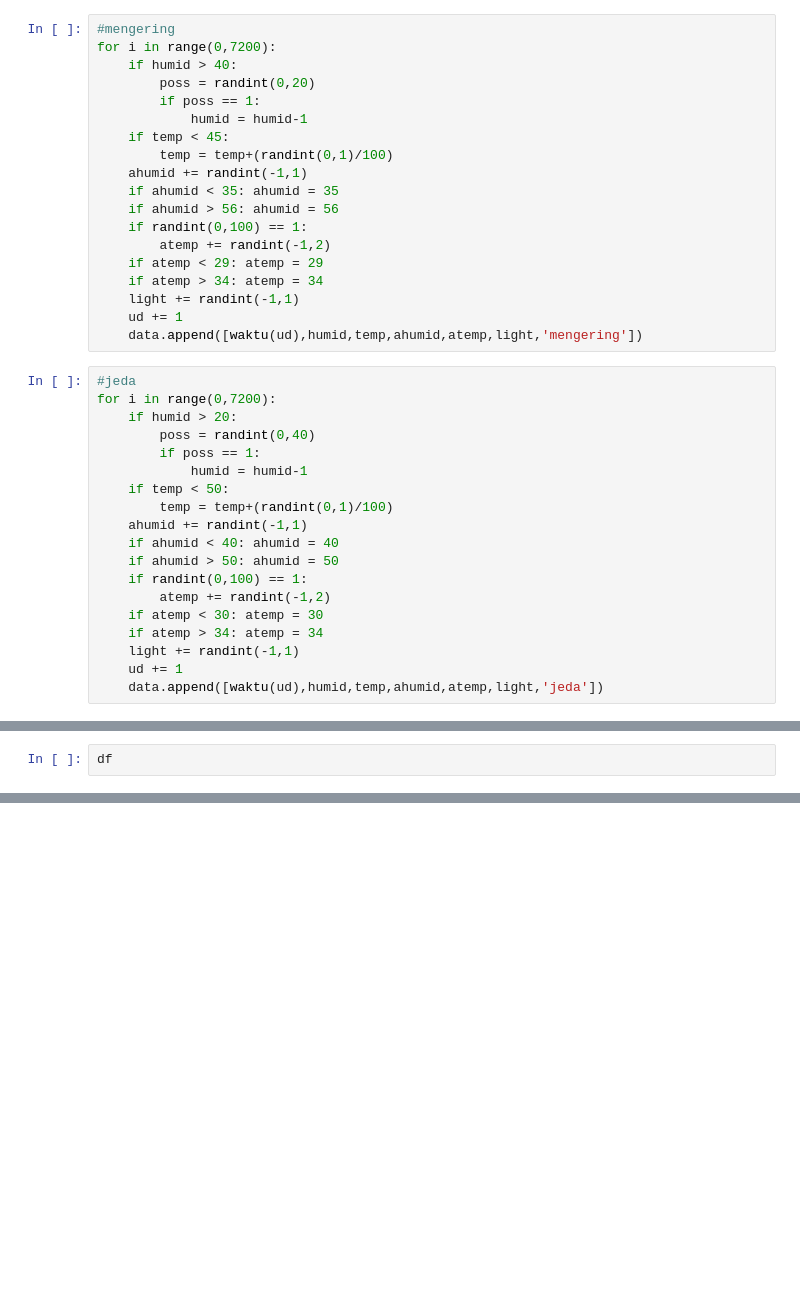
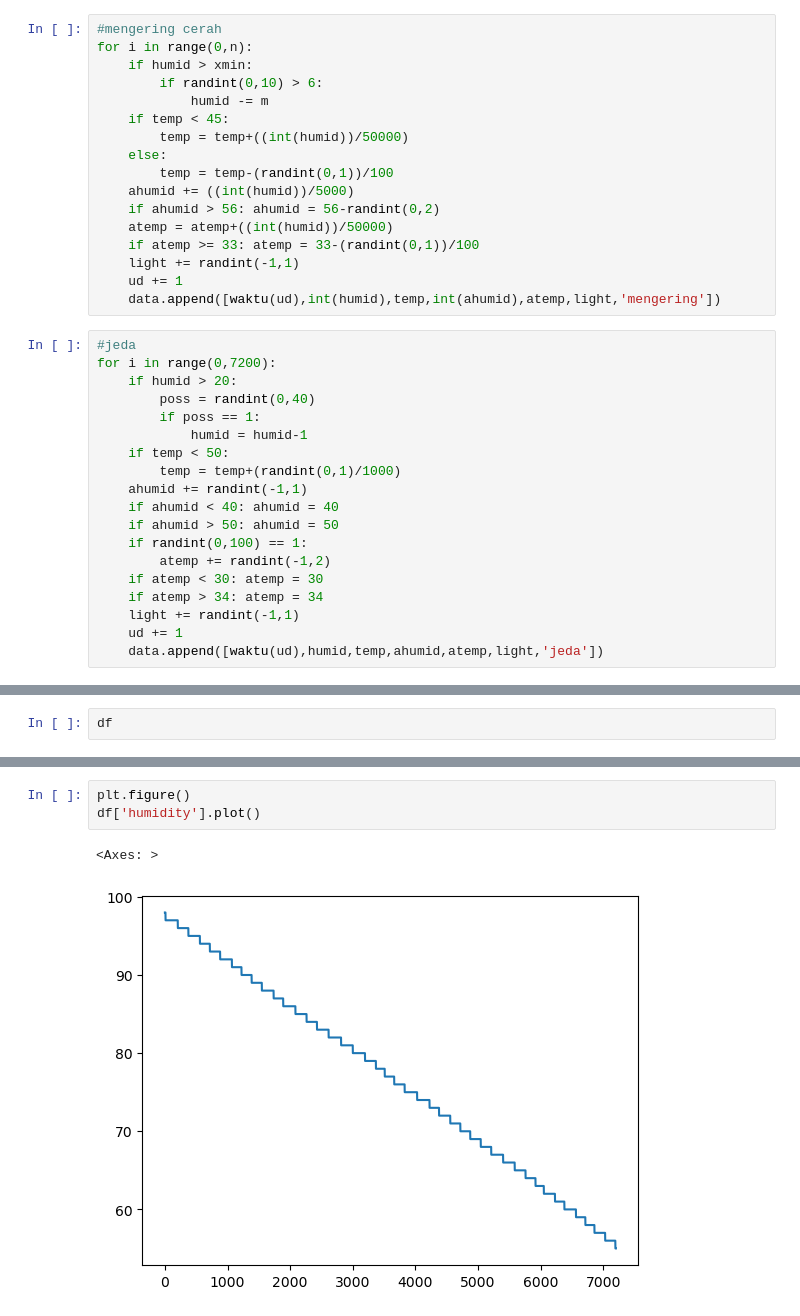
Before and after one commit to wirarama/dataevo, a Jupyter notebook: data-irigasi-tetes.ipynb, the cells around one changed output, grey strips where cells are left out. Drawn from its saved outputs; the diff is of its cells as text; blank space fills up the shorter version.

```diff
--- a/data-irigasi-tetes.ipynb
+++ b/data-irigasi-tetes.ipynb
@@ -36,22 +93,20 @@ for i in range(0,1800):
 # %%
-#mengering
-for i in range(0,7200):
-    if humid > 40:
-        poss = randint(0,20)
-        if poss == 1:
-            humid = humid-1
+#mengering cerah
+for i in range(0,n):
+    if humid > xmin:
+        if randint(0,10) > 6:
+            humid -= m
     if temp < 45:
-        temp = temp+(randint(0,1)/100)
-    ahumid += randint(-1,1)
-    if ahumid < 35: ahumid = 35
-    if ahumid > 56: ahumid = 56
-    if randint(0,100) == 1:
-        atemp += randint(-1,2)
-    if atemp < 29: atemp = 29
-    if atemp > 34: atemp = 34
+        temp = temp+((int(humid))/50000)
+    else:
+        temp = temp-(randint(0,1))/100
+    ahumid += ((int(humid))/5000)
+    if ahumid > 56: ahumid = 56-randint(0,2)
+    atemp = atemp+((int(humid))/50000)
+    if atemp >= 33: atemp = 33-(randint(0,1))/100
     light += randint(-1,1)
     ud += 1
-    data.append([waktu(ud),humid,temp,ahumid,atemp,light,'mengering'])
+    data.append([waktu(ud),int(humid),temp,int(ahumid),atemp,light,'mengering'])
 # %%
 #jeda
 for i in range(0,7200):
@@ -60,7 +115,7 @@ for i in range(0,7200):
         if poss == 1:
             humid = humid-1
     if temp < 50:
-        temp = temp+(randint(0,1)/100)
+        temp = temp+(randint(0,1)/1000)
     ahumid += randint(-1,1)
     if ahumid < 40: ahumid = 40
     if ahumid > 50: ahumid = 50
@@ -99,0 +146,6 @@ df.to_csv('out.csv')
+# %%
+plt.figure()
+df['humidity'].plot()
+# %% [output]
+<Axes: >
+[figure, added]
```
Also changed, not shown: parts of 14 cells of this notebook, 3 other files.
